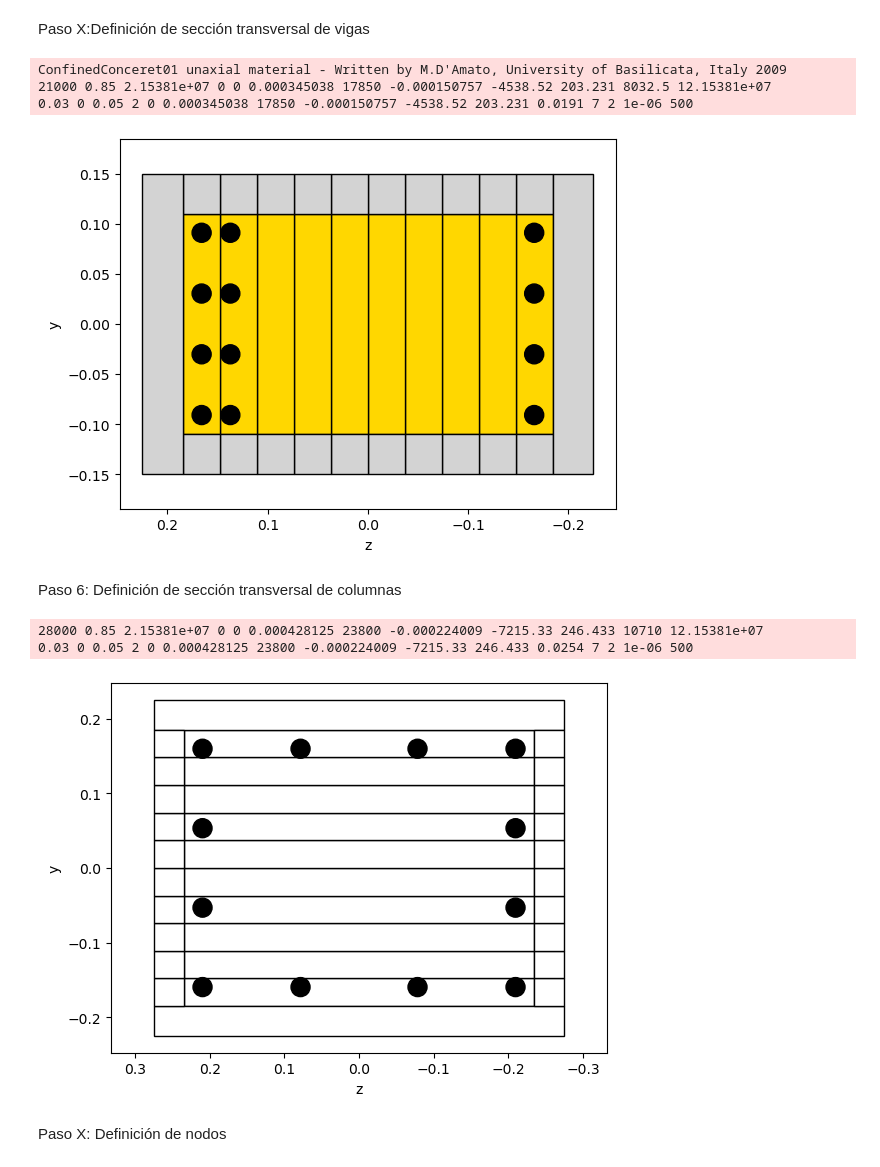
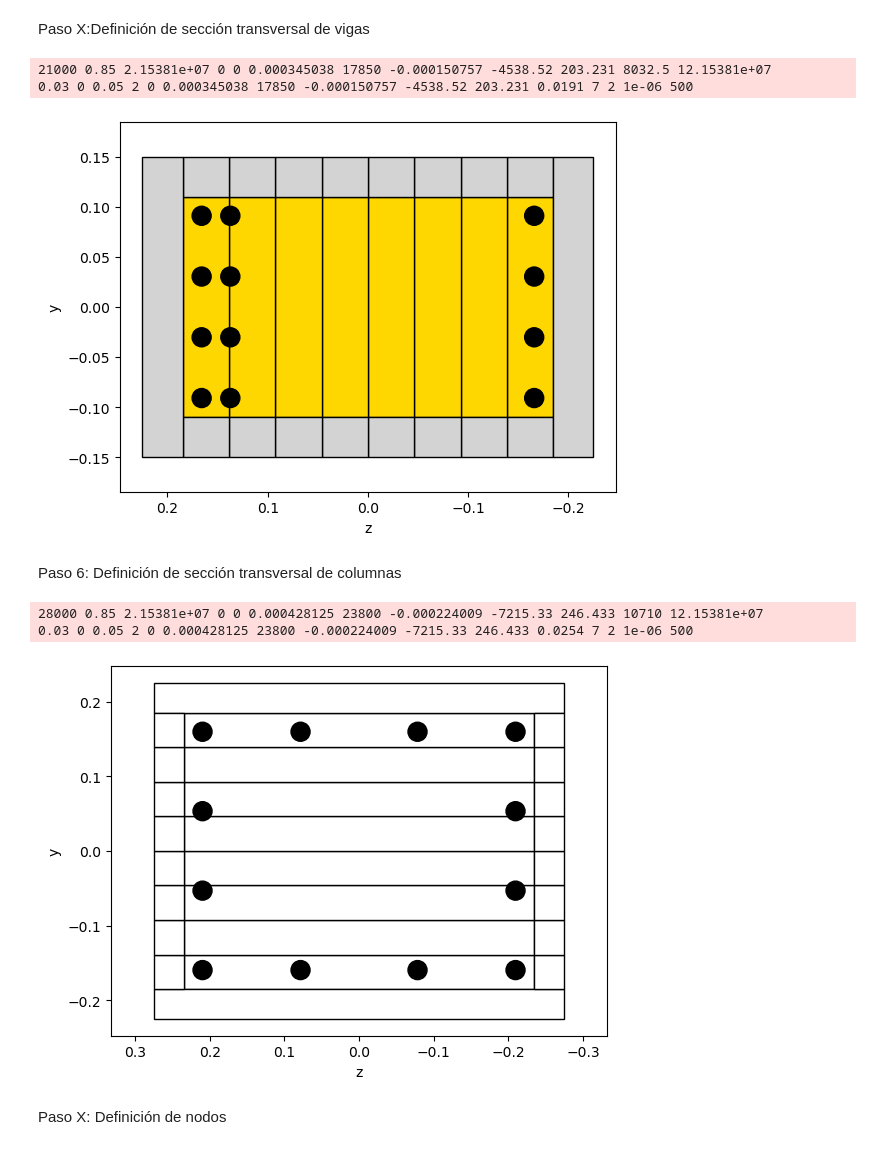
Before and after one commit to jjcarvajal1-del/FuncionesTesis, a Jupyter notebook: ModeloBaseV4beta4.ipynb, the cells around one changed output. Saved outputs shown, nothing was run; the diff lists cells and outputs as text; code cells hidden in the pictures.

```diff
--- a/ModeloBaseV4beta4.ipynb
+++ b/ModeloBaseV4beta4.ipynb
@@ -171,9 +170,9 @@ ops.uniaxialMaterial('ConfinedConcrete01', 3, 'R', fc3, Ec3, '-epscu', epscu3, '
 # ==================================
 
 seccion1=[['section', 'Fiber', 1,'-GJ',G*J],
-          ['patch', 'rect', 3, 1, 10, -nb1/2,-nh1/2,nb1/2,nh1/2],   # Núcleo de concreto
-          ['patch', 'rect', 2, 1, 10, nb1/2,-nh1/2,b1/2,nh1/2],     # Recubrimiento derecho
-          ['patch', 'rect', 2, 1, 10, -b1/2,-nh1/2,-nb1/2,nh1/2],   # Recubrimiento izquierdo
+          ['patch', 'rect', 3, 1, 8, -nb1/2,-nh1/2,nb1/2,nh1/2],   # Núcleo de concreto
+          ['patch', 'rect', 2, 1, 8, nb1/2,-nh1/2,b1/2,nh1/2],     # Recubrimiento derecho
+          ['patch', 'rect', 2, 1, 8, -b1/2,-nh1/2,-nb1/2,nh1/2],   # Recubrimiento izquierdo
           ['patch', 'rect', 2, 1, 1, -b1/2,nh1/2,b1/2,h1/2],       # Recubrimiento superior
           ['patch', 'rect', 2, 1, 1, -b1/2,-h1/2,b1/2,-nh1/2],     # Recubrimiento inferior
           ['layer', 'straight', 1, 4, AbarNo6, -nb1/2+DbarNo3+DbarNo6/2,nh1/2-DbarNo3-DbarNo6/2,nb1/2-DbarNo3-DbarNo6/2,nh1/2-DbarNo3-DbarNo6/2],       # Refuerzo superior fila1
@@ -185,10 +184,9 @@ opsv.plot_fiber_section(seccion1, matcolor=matcolor1)     # Graficar la sección
 #plt.axis('equal')                                        # Mantener proporciones iguales en los ejes
 #plt.show()                                               # Mostrar la gráfica
 # %% [output]
-ConfinedConceret01 unaxial material - Written by M.D'Amato, University of Basilicata, Italy 2009
 21000 0.85 2.15381e+07 0 0 0.000345038 17850 -0.000150757 -4538.52 203.231 8032.5 12.15381e+07
 0.03 0 0.05 2 0 0.000345038 17850 -0.000150757 -4538.52 203.231 0.0191 7 2 1e-06 500
-[figure, old version]
+[figure, new version]
 # %% [markdown]
 Paso 6: Definición de sección transversal de columnas
 # %%
@@ -222,37 +220,37 @@ fpcu4=0.25*fc4     # Resistencia última a compresión
 epscu4=-0.004      # Deformación unitaria en resistencia última
 lambdaC4=0.1       # Pendiente post pico tensil
 ft4=0.1*abs(fc4)   # Resistencia a tracción(10%*f'c)
 Ets4=0.02*Ec4      # Módulo de elasticidad en tracción(2%*Ec)
 ops.uniaxialMaterial('Concrete02', 4, fck4, epsc04, fpcu4, epscu4, lambdaC4,ft4,Ets4)
 
 #5.Concreto para zona confinada usando el modelo ConfinedConcrete01 - f'c= 28 MPa
 # Mander, J. B., Priestley, M. J. N., & Park, R. (1988). Theoretical stress-strain model for confined concrete.
 fc5=-28000         # Resistencia a la compresión inconfinada
 Ec5=21538106       # Módulo de elasticidad del concreto
 epscu5=-0.03       # Deformación unitaria en resistencia última
 S2=(h2-rec2)/4     # Separación entre estribos
 philon2=DbarNo8    # Diámetro de las barras longitudinales en la sección
 ops.uniaxialMaterial('ConfinedConcrete01', 5, 'R', fc5, Ec5, '-epscu', epscu5, '-varnoub', nh2, nb2, DbarNo3, S2,fyh,Es,haRatio,mu,philon2,'-stRatio', 0.85)
 
 seccion2=[['section', 'Fiber', 2,'-GJ',G*J],
-          ['patch', 'rect', 5, 10, 1, -nb2/2,-nh2/2,nb2/2,nh2/2],    # Núcleo de concreto
+          ['patch', 'rect', 5, 8, 1, -nb2/2,-nh2/2,nb2/2,nh2/2],    # Núcleo de concreto
           ['patch', 'rect', 4, 1, 1, nb2/2,-h2/2,b2/2,h2/2],      # Recubrimiento derecho
           ['patch', 'rect', 4, 1, 1, -b2/2,-h2/2,-nb2/2,h2/2],    # Recubrimiento izquierdo
-          ['patch', 'rect', 4, 10, 1, -nb2/2,nh2/2,nb2/2,h2/2],        # Recubrimiento superior
-          ['patch', 'rect', 4, 10, 1, -nb2/2,-h2/2,nb2/2,-nh2/2],      # Recubrimiento inferior
+          ['patch', 'rect', 4, 8, 1, -nb2/2,nh2/2,nb2/2,h2/2],        # Recubrimiento superior
+          ['patch', 'rect', 4, 8, 1, -nb2/2,-h2/2,nb2/2,-nh2/2],      # Recubrimiento inferior
           ['layer', 'straight', 1, 4, AbarNo8, -nb2/2+DbarNo4+DbarNo8/2,nh2/2-DbarNo4-DbarNo8/2,nb2/2-DbarNo4-DbarNo8/2,nh2/2-DbarNo4-DbarNo8/2],     # Refuerzo superior
           ['layer', 'straight', 1, 2, AbarNo8, -nb2/2+DbarNo4+DbarNo8/2,nh2/2-nh2/3,nb2/2-DbarNo4-DbarNo8/2,nh2/2-nh2/3],                             # Refuerzo fila 2
           ['layer', 'straight', 1, 2, AbarNo8, -nb2/2+DbarNo4+DbarNo8/2,-nh2/2+nh2/3,nb2/2-DbarNo4-DbarNo8/2,-nh2/2+nh2/3],                           # Refuerzo fila 3
           ['layer', 'straight', 1, 4, AbarNo8, -nb2/2+DbarNo4+DbarNo8/2,-nh2/2+DbarNo4+DbarNo8/2,nb2/2-DbarNo4-DbarNo8/2,-nh2/2+DbarNo4+DbarNo8/2]]   # Refuerzo fila inferior
 opsv.fib_sec_list_to_cmds(seccion2)                     # Utilizar la lista para definir la sección 2 en OpenSees
 matcolor2 = ['r', 'lightgrey', 'gold', 'w', 'w', 'w']   # Colores para cada material en la sección 2
 opsv.plot_fiber_section(seccion2, matcolor=matcolor2)   # Graficar la sección 2
 #plt.axis('equal')                                      # Mantener proporciones iguales en los ejes
 #plt.show()                                             # Mostrar la gráfica
 # %% [output]
 28000 0.85 2.15381e+07 0 0 0.000428125 23800 -0.000224009 -7215.33 246.433 10710 12.15381e+07
 0.03 0 0.05 2 0 0.000428125 23800 -0.000224009 -7215.33 246.433 0.0254 7 2 1e-06 500
-[figure, old version]
+[figure, new version]
 # %% [markdown]
 Paso X: Definición de nodos
 # %%
```
Also changed, not shown: parts of 4 cells of this notebook, 5 other files.
